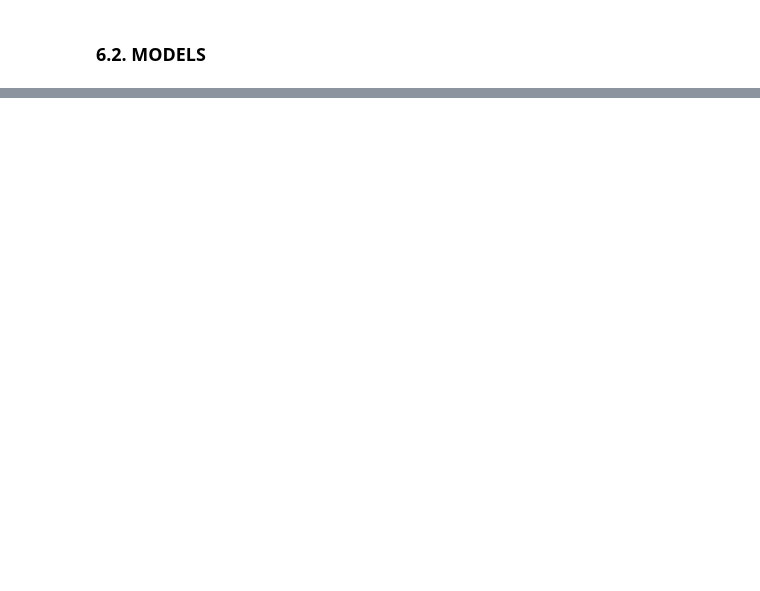
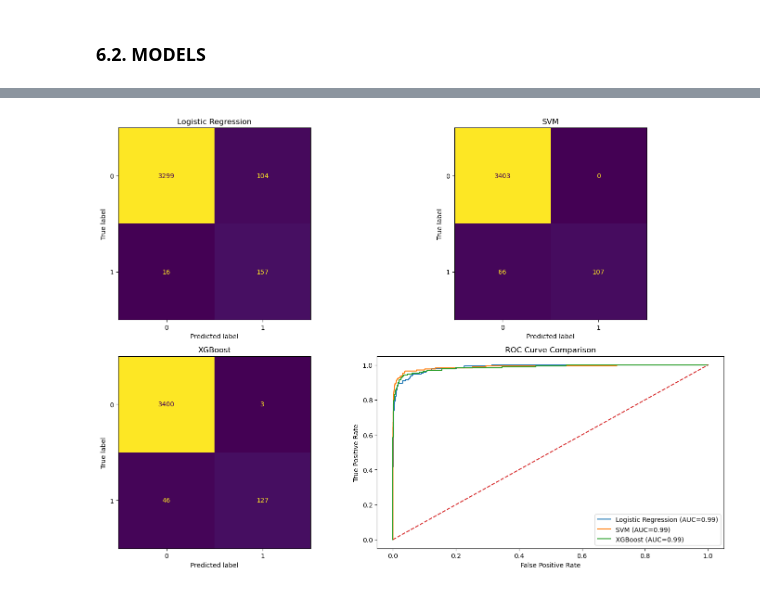
Before and after one commit to 02081999/FAKE-JOB-DETECTOR, a Jupyter notebook: FAKE_JOB_DETECTOR.ipynb, the cells around one changed output, grey strips where cells are left out. Saved outputs shown, nothing was run; the diff lists cells and outputs as text; code cells hidden in the pictures; blank space fills up the shorter version.

```diff
--- a/FAKE_JOB_DETECTOR.ipynb
+++ b/FAKE_JOB_DETECTOR.ipynb
@@ -272,0 +240,3 @@ X_train, X_test, y_train, y_test = train_test_split(
+# %%
+X = df["text"]
+y = df["fraudulent"]
@@ -425,0 +261,93 @@ XGBoost - ROC-AUC Score: 0.9886
+# %%
+pipelines = {
+    "Logistic Regression": Pipeline([
+        ("tfidf", TfidfVectorizer(max_features=5000)),
+        ("model", LogisticRegression(class_weight='balanced'))
+    ]),
+
+    "SVM": Pipeline([
+        ("tfidf", TfidfVectorizer(max_features=5000)),
+        ("model", SVC(probability=True))
+    ]),
+
+    "XGBoost": Pipeline([
+        ("tfidf", TfidfVectorizer(max_features=5000)),
+        ("model", XGBClassifier(scale_pos_weight=3, eval_metric='logloss'))
+    ])
+}
+# %%
+import matplotlib.pyplot as plt
+from sklearn.metrics import (
+    confusion_matrix,
+    ConfusionMatrixDisplay,
+    roc_curve,
+    roc_auc_score,
+    classification_report
+)
+
+results = []
+
+# Create subplot layout
+fig, axes = plt.subplots(2, 2, figsize=(15, 10))
+
+axes = axes.flatten()
+
+roc_ax = axes[-1]  # last subplot for ROC
+
+for i, (name, model) in enumerate(pipelines.items()):
+
+    print(f"\n{'='*50}")
+    print(f"Model: {name}")
+    print(f"{'='*50}")
+
+    # Train model
+    model.fit(X_train, y_train)
+
+    # Predictions
+    y_pred = model.predict(X_test)
+
+    # Probabilities
+    if hasattr(model, "predict_proba"):
+        y_prob = model.predict_proba(X_test)[:, 1]
+    else:
+        y_prob = model.decision_function(X_test)
+
+    # 📄 Classification Report
+    print("\nClassification Report:\n")
+    print(classification_report(y_test, y_pred))
+
+    # 📊 Confusion Matrix (subplot)
+    cm = confusion_matrix(y_test, y_pred)
+
+    disp = ConfusionMatrixDisplay(confusion_matrix=cm)
+    disp.plot(ax=axes[i], colorbar=False)
+
+    axes[i].set_title(f"{name}")
+
+    # 📈 ROC Curve (shared subplot)
+    fpr, tpr, _ = roc_curve(y_test, y_prob)
+    roc_auc = roc_auc_score(y_test, y_prob)
+
+    roc_ax.plot(fpr, tpr, label=f"{name} (AUC={roc_auc:.2f})")
+
+    # Store metrics
+    report = classification_report(y_test, y_pred, output_dict=True)
+
+    results.append({
+        "Model": name,
+        "Precision": report["1"]["precision"],
+        "Recall": report["1"]["recall"],
+        "F1": report["1"]["f1-score"],
+        "ROC-AUC": roc_auc
+    })
+
+# ROC subplot styling
+roc_ax.plot([0, 1], [0, 1], linestyle='--')
+roc_ax.set_title("ROC Curve Comparison")
+roc_ax.set_xlabel("False Positive Rate")
+roc_ax.set_ylabel("True Positive Rate")
+roc_ax.legend()
+
+plt.tight_layout()
+plt.show()
+# %% [output]
@@ -425,0 +371 @@ XGBoost - ROC-AUC Score: 0.9886
+[figure, added]
```
Also changed, not shown: parts of 34 cells of this notebook.
